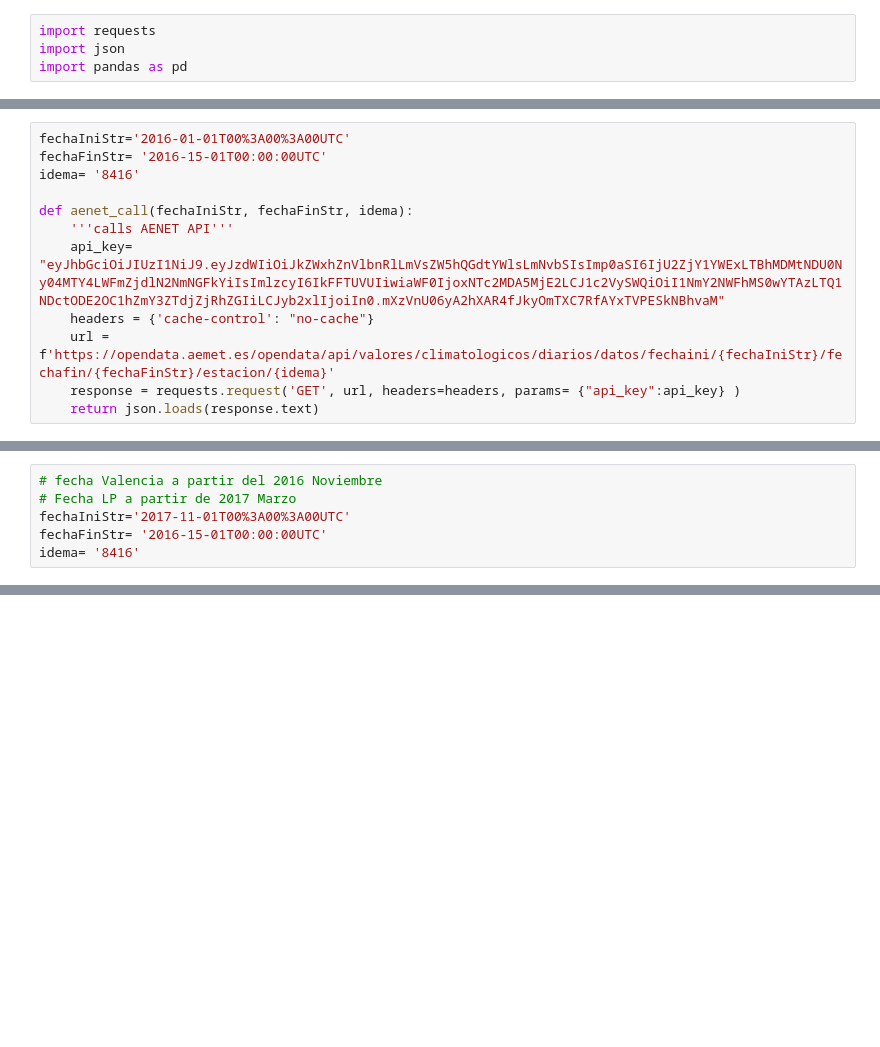
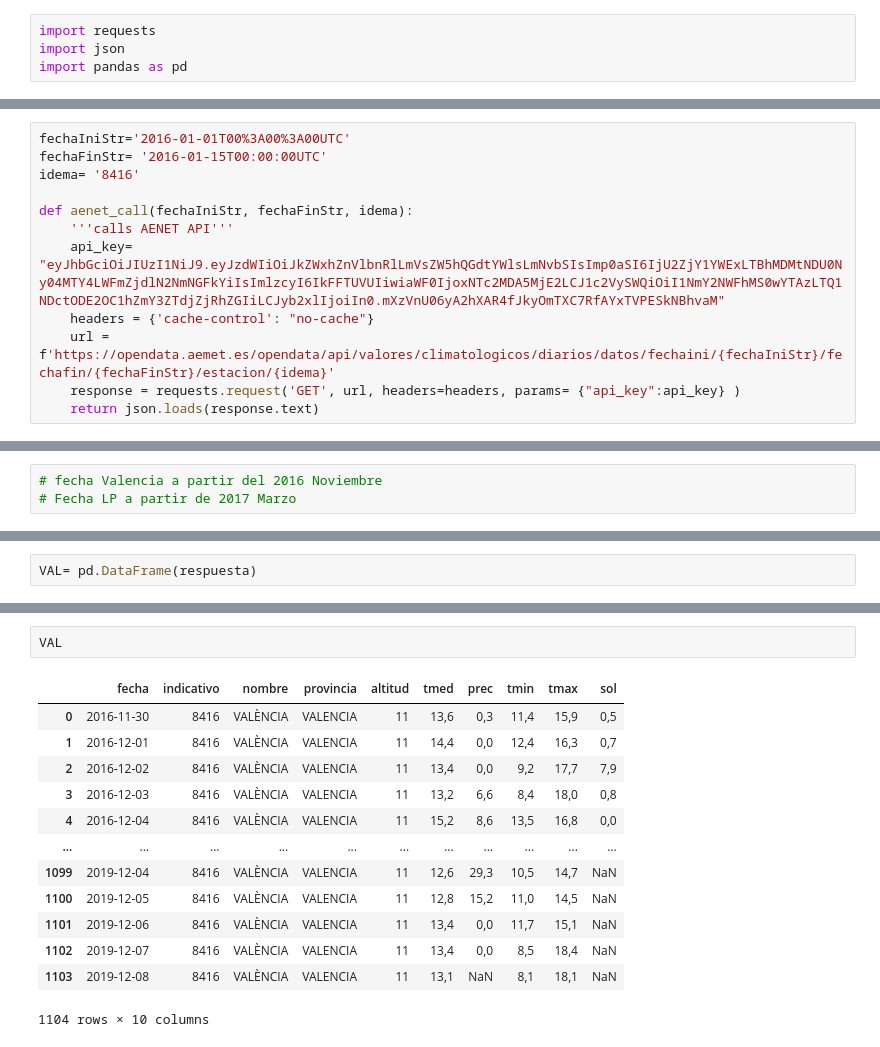
Before and after one commit to Turandot123/Forecasting-vessels-manoeuvre-lenght, a Jupyter notebook: src/Aemet_Api.ipynb, the cells around one changed output, grey strips where cells are left out. Saved outputs shown, nothing was run; the diff lists cells and outputs as text; blank space fills up the shorter version.

```diff
--- a/src/Aemet_Api.ipynb
+++ b/src/Aemet_Api.ipynb
@@ -5,6 +12,6 @@ import pandas as pd
 # %%
 fechaIniStr='2016-01-01T00%3A00%3A00UTC'
-fechaFinStr= '2016-15-01T00:00:00UTC'
+fechaFinStr= '2016-01-15T00:00:00UTC'
 idema= '8416'
 
 def aenet_call(fechaIniStr, fechaFinStr, idema):
@@ -57,6 +38,3 @@ info
 # %%
 # fecha Valencia a partir del 2016 Noviembre
 # Fecha LP a partir de 2017 Marzo
-fechaIniStr='2017-11-01T00%3A00%3A00UTC'
-fechaFinStr= '2016-15-01T00:00:00UTC'
-idema= '8416'
@@ -70,0 +74,2 @@ info
+# %%
+VAL= pd.DataFrame(respuesta)
@@ -70,0 +130,16 @@ info
+# %%
+VAL
+# %% [output]
+|  | fecha | indicativo | nombre | provincia | altitud | tmed | prec | tmin | tmax | sol |
+| 0 | 2016-11-30 | 8416 | VALÈNCIA | VALENCIA | 11 | 13,6 | 0,3 | 11,4 | 15,9 | 0,5 |
+| 1 | 2016-12-01 | 8416 | VALÈNCIA | VALENCIA | 11 | 14,4 | 0,0 | 12,4 | 16,3 | 0,7 |
+| 2 | 2016-12-02 | 8416 | VALÈNCIA | VALENCIA | 11 | 13,4 | 0,0 | 9,2 | 17,7 | 7,9 |
+| 3 | 2016-12-03 | 8416 | VALÈNCIA | VALENCIA | 11 | 13,2 | 6,6 | 8,4 | 18,0 | 0,8 |
+| 4 | 2016-12-04 | 8416 | VALÈNCIA | VALENCIA | 11 | 15,2 | 8,6 | 13,5 | 16,8 | 0,0 |
+| ... | ... | ... | ... | ... | ... | ... | ... | ... | ... | ... |
+| 1099 | 2019-12-04 | 8416 | VALÈNCIA | VALENCIA | 11 | 12,6 | 29,3 | 10,5 | 14,7 | NaN |
+| 1100 | 2019-12-05 | 8416 | VALÈNCIA | VALENCIA | 11 | 12,8 | 15,2 | 11,0 | 14,5 | NaN |
+| 1101 | 2019-12-06 | 8416 | VALÈNCIA | VALENCIA | 11 | 13,4 | 0,0 | 11,7 | 15,1 | NaN |
+| 1102 | 2019-12-07 | 8416 | VALÈNCIA | VALENCIA | 11 | 13,4 | 0,0 | 8,5 | 18,4 | NaN |
+| 1103 | 2019-12-08 | 8416 | VALÈNCIA | VALENCIA | 11 | 13,1 | NaN | 8,1 | 18,1 | NaN |
+1104 rows × 10 columns
```
Also changed, not shown: parts of 21 cells of this notebook, 7 other files.
